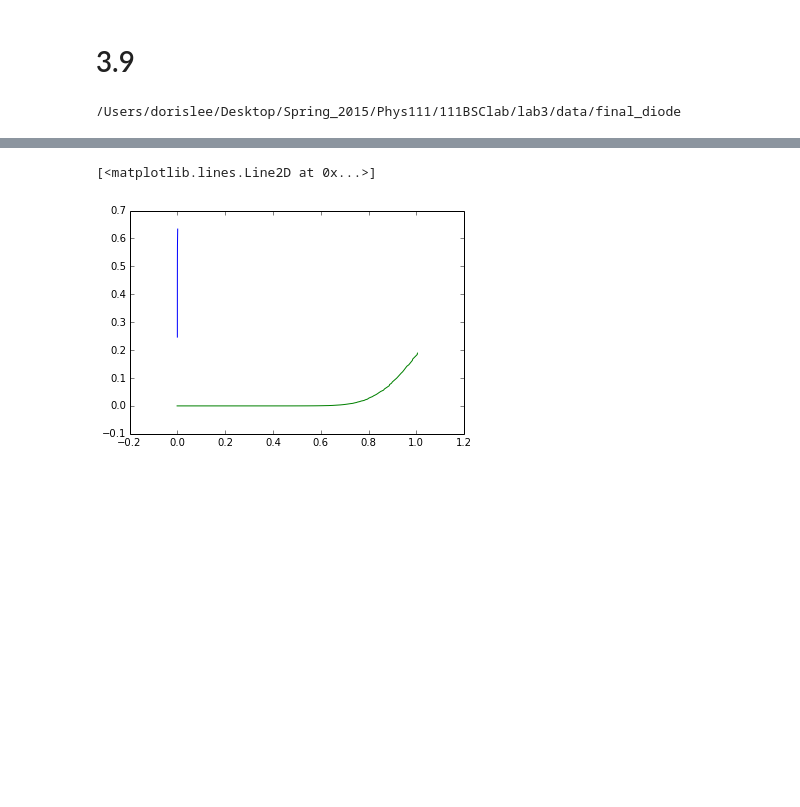
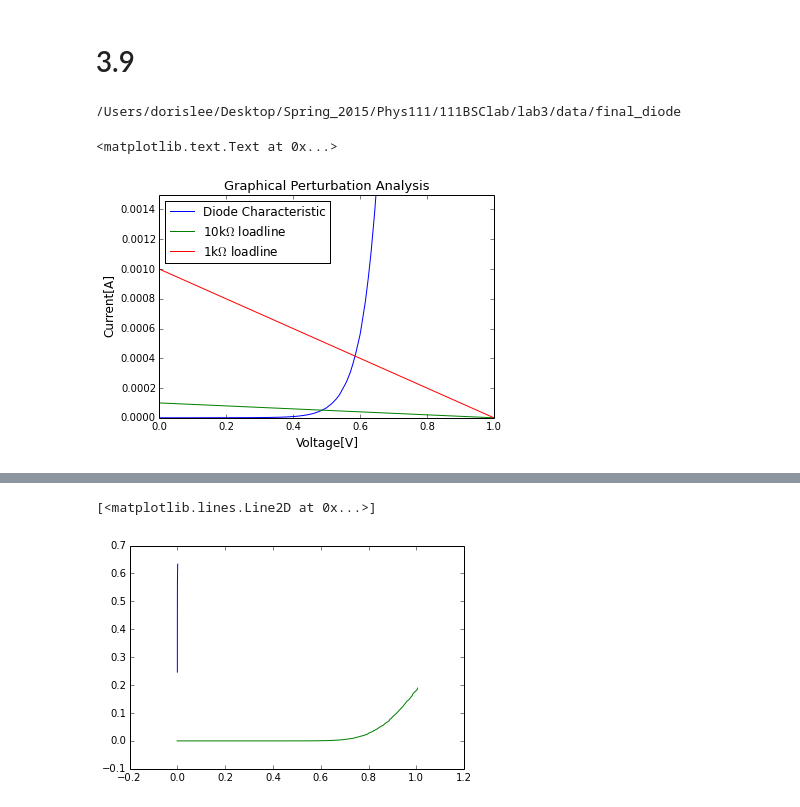
Before and after one commit to dorisjlee/111BSClab, a Jupyter notebook: lab3/Lab3.ipynb, the cells around one changed output, grey strips where cells are left out. Saved outputs shown, nothing was run; the diff lists cells and outputs as text; code cells hidden in the pictures; blank space fills up the shorter version.

```diff
--- a/lab3/Lab3.ipynb
+++ b/lab3/Lab3.ipynb
@@ -272,0 +275,17 @@ cd ../final_diode/
+# %%
+data= np.loadtxt("Diode.dat")#,delimiter=" ")
+v_diode = data[::,0]
+i_diode = data[::,1]
+plt.plot(v_diode,i_diode,'-',label="Diode Characteristic")
+plt.plot([0,1],[1./10e3,0],'-',color="green",label="10k$\Omega$ loadline")
+plt.plot([0,1],[1./1e3,0],'-',color="red",label="1k$\Omega$ loadline")
+plt.xlim(0,1)
+plt.ylim(0,0.0015)
+from matplotlib.legend_handler import HandlerLine2D
+plt.legend(loc='upper left',prop={'size':12},numpoints=1)
+plt.xlabel("Voltage[V]",fontsize=12)
+plt.ylabel("Current[A]",fontsize=12)
+plt.title("Graphical Perturbation Analysis",fontsize=13)
+# %% [output]
+<matplotlib.text.Text at 0x...>
+[figure, added]
```
Also changed, not shown: parts of 31 cells of this notebook, 30 other files.
